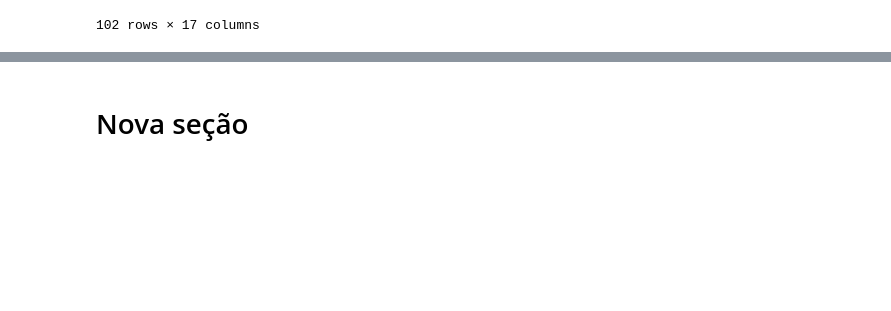
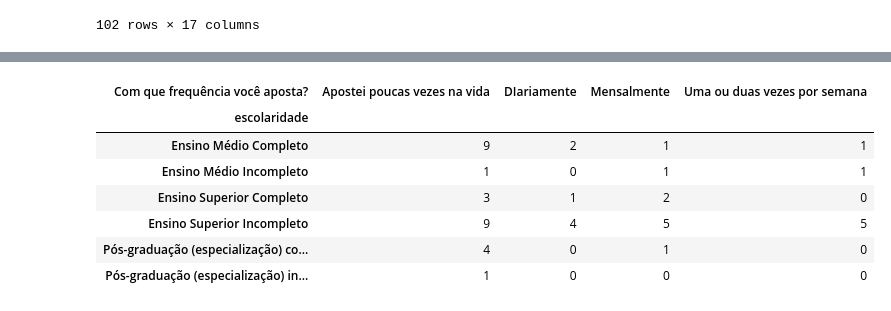
Before and after one commit to mathiastadtlober-max/trabalho_fernando_posser, a Jupyter notebook: TRABALHO.ipynb, the cells around one changed output, grey strips where cells are left out. Cells and saved outputs as stored; diff of their text form; code cells hidden in the pictures; blank space fills up the shorter version.

```diff
--- a/TRABALHO.ipynb
+++ b/TRABALHO.ipynb
@@ -94,3 +108,0 @@ dtype: float64
-# %%
-dados["dados"] = dados.qual_é_o_seu_nível_de_escolaridade_?
-dados
@@ -145,2 +109,12 @@ Passing `palette` without assigning `hue` is deprecated and will be removed in v
-# %% [markdown]
-# Nova seção
+# %%
+comparacao_escolaridade_frequencia = pd.crosstab(dados['escolaridade'], dados['Com que frequência você aposta?'])
+display(comparacao_escolaridade_frequencia)
+# %% [output]
+| Com que frequência você aposta? | Apostei poucas vezes na vida | DIariamente | Mensalmente | Uma ou duas vezes por semana |
+| escolaridade |  |  |  |  |
+| Ensino Médio Completo | 9 | 2 | 1 | 1 |
+| Ensino Médio Incompleto | 1 | 0 | 1 | 1 |
+| Ensino Superior Completo | 3 | 1 | 2 | 0 |
+| Ensino Superior Incompleto | 9 | 4 | 5 | 5 |
+| Pós-graduação (especialização) co... | 4 | 0 | 1 | 0 |
+| Pós-graduação (especialização) in... | 1 | 0 | 0 | 0 |
```
Also changed, not shown: parts of 7 cells of this notebook.
